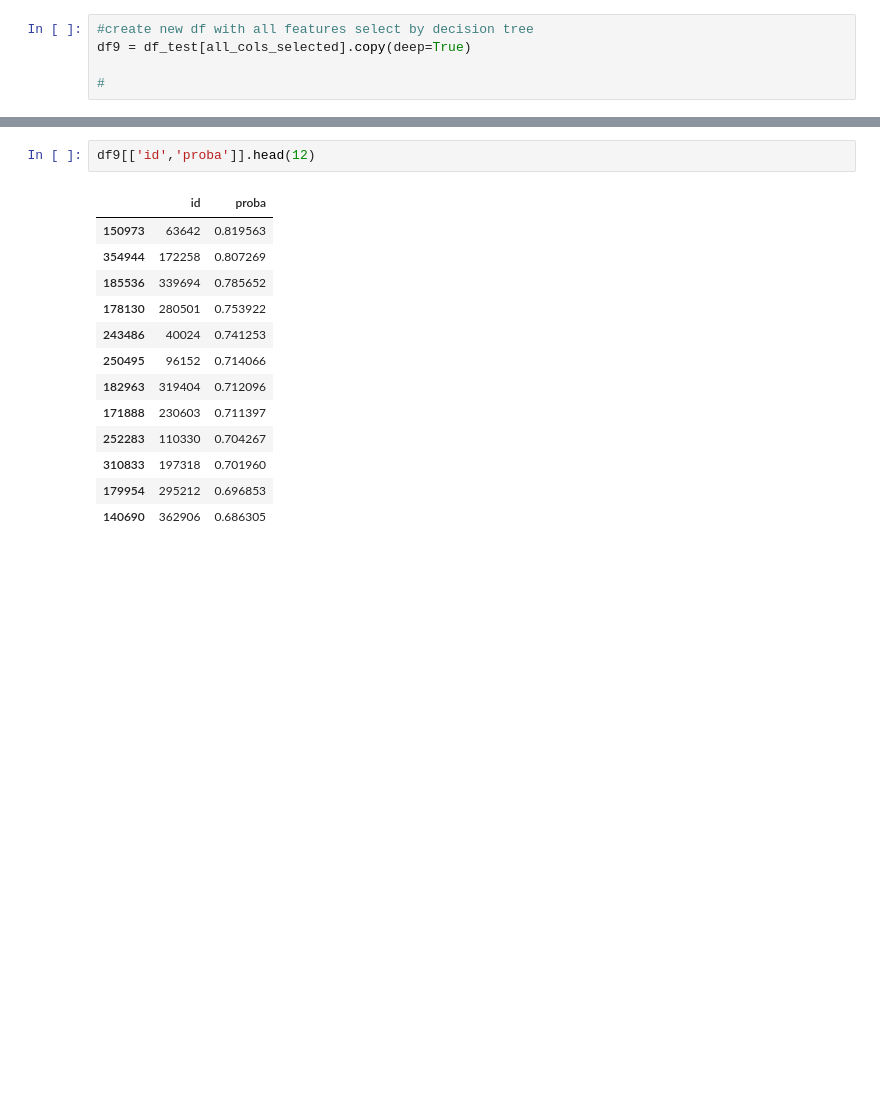
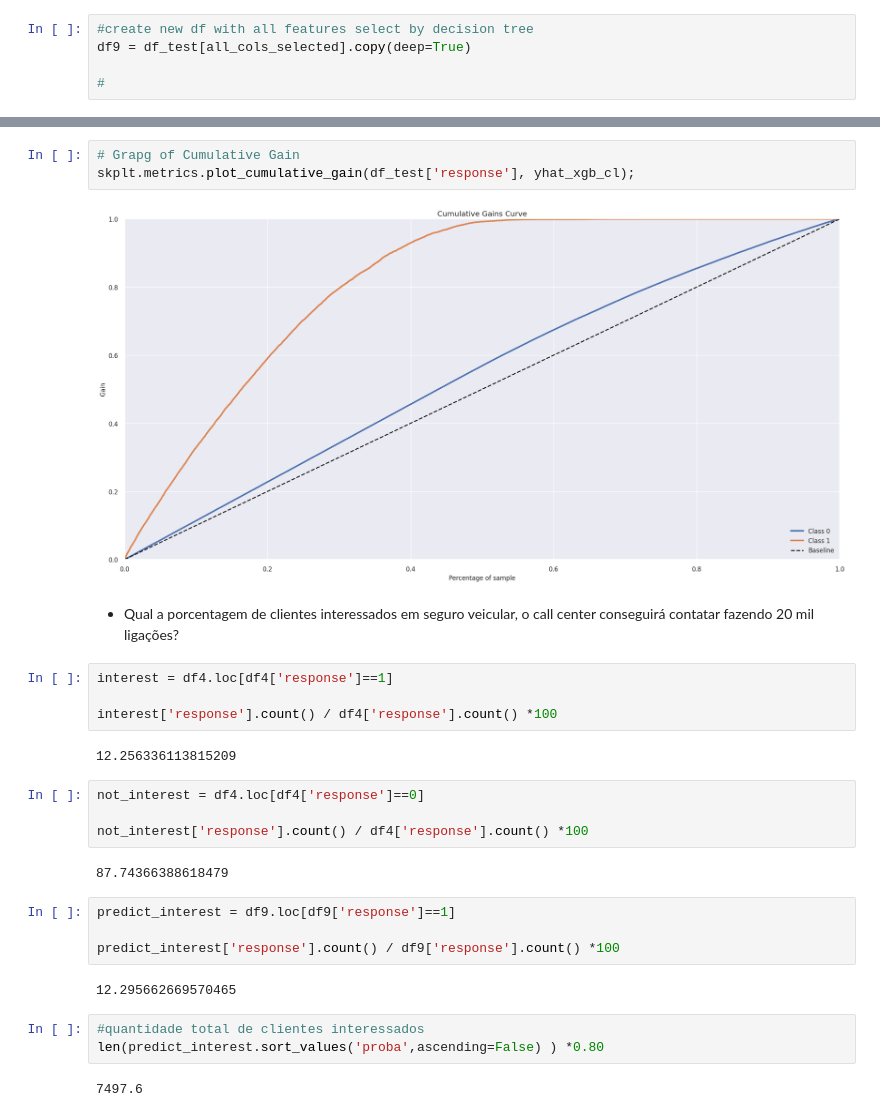
Before and after one commit to guiaraujofreitas/Insurance-Health-Cross-Sell, a Jupyter notebook: Step_8_Project_Health_Insurance_Cross_Sell.ipynb, the cells around one changed output, grey strips where cells are left out. Drawn from its saved outputs; the diff is of its cells as text; blank space fills up the shorter version.

Commit message:
Making calculate the people interest

```diff
--- a/Step_8_Project_Health_Insurance_Cross_Sell.ipynb
+++ b/Step_8_Project_Health_Insurance_Cross_Sell.ipynb
@@ -1202,16 +1195,30 @@ df9 = df9.sort_values(by='proba',ascending=False)
-# %%
-df9[['id','proba']].head(12)
-# %% [output]
-|  | id | proba |
-| 150973 | 63642 | 0.819563 |
-| 354944 | 172258 | 0.807269 |
-| 185536 | 339694 | 0.785652 |
-| 178130 | 280501 | 0.753922 |
-| 243486 | 40024 | 0.741253 |
-| 250495 | 96152 | 0.714066 |
-| 182963 | 319404 | 0.712096 |
-| 171888 | 230603 | 0.711397 |
-| 252283 | 110330 | 0.704267 |
-| 310833 | 197318 | 0.701960 |
-| 179954 | 295212 | 0.696853 |
-| 140690 | 362906 | 0.686305 |
+# %%
+# Grapg of Cumulative Gain
+skplt.metrics.plot_cumulative_gain(df_test['response'], yhat_xgb_cl);
+# %% [output]
+[figure, added]
+# %% [markdown]
+* Qual a porcentagem de clientes interessados em seguro veicular, o call center conseguirá contatar fazendo 20 mil ligações?
+# %%
+interest = df4.loc[df4['response']==1]
+
+interest['response'].count() / df4['response'].count() *100
+# %% [output]
+12.256336113815209
+# %%
+not_interest = df4.loc[df4['response']==0]
+
+not_interest['response'].count() / df4['response'].count() *100
+# %% [output]
+87.74366388618479
+# %%
+predict_interest = df9.loc[df9['response']==1]
+
+predict_interest['response'].count() / df9['response'].count() *100
+# %% [output]
+12.295662669570465
+# %%
+#quantidade total de clientes interessados
+len(predict_interest.sort_values('proba',ascending=False) ) *0.80
+# %% [output]
+7497.6
```
Also changed, not shown: parts of 5 cells of this notebook.
